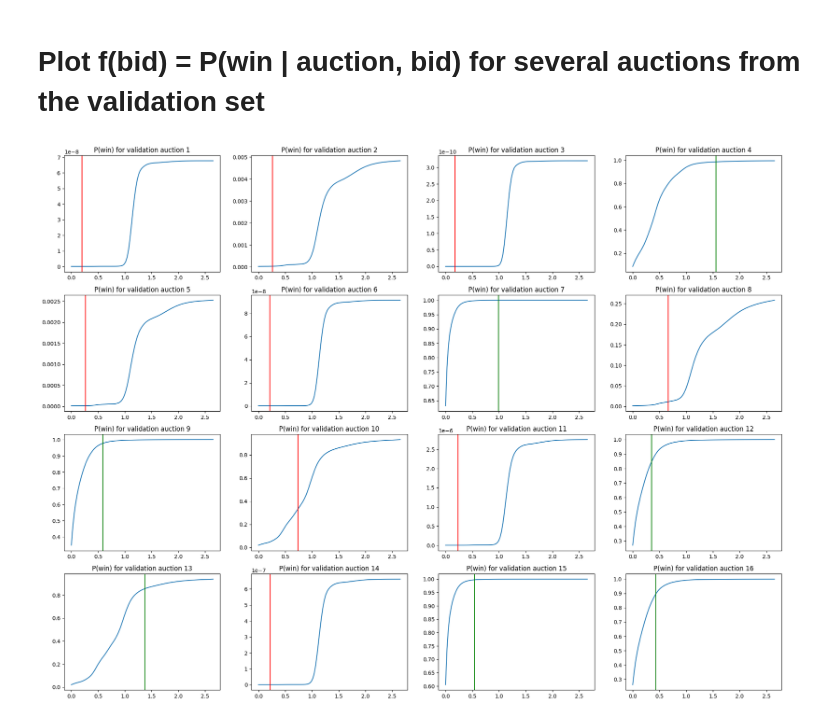
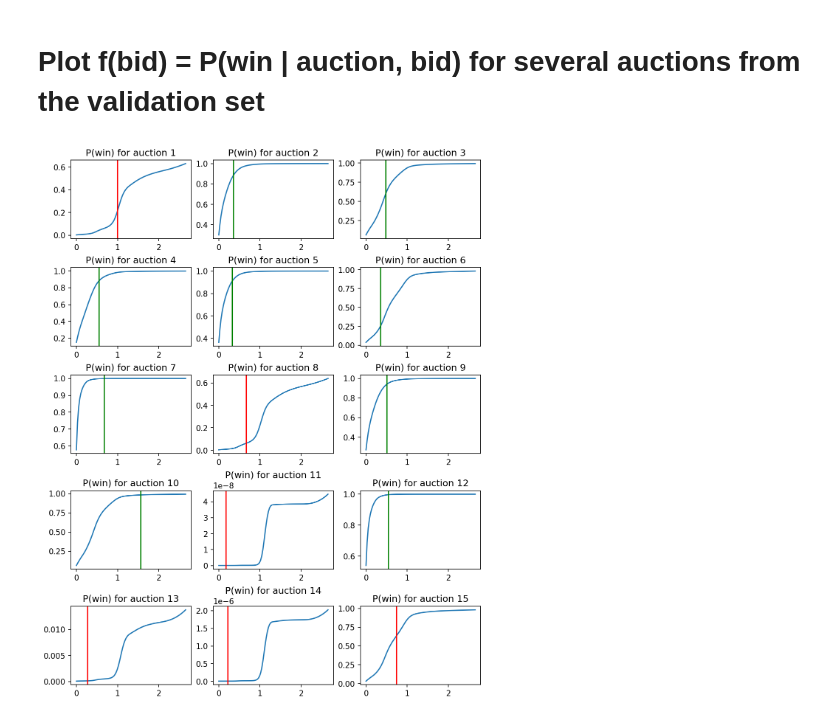
Before and after one commit to alexshtf/torchcurves, a Jupyter notebook: doc/source/examples/monotone_functions.ipynb, the cells around one changed output. Cells and saved outputs as stored; diff of their text form; code cells hidden in the pictures.

```diff
--- a/doc/source/examples/monotone_functions.ipynb
+++ b/doc/source/examples/monotone_functions.ipynb
@@ -192,23 +159,25 @@ def make_mlp(input_dim: int, output_dim: int, num_hidden_layers: int, hidden_dim
 # %%
 class BidModel(nn.Module):
-    def __init__(self, input_dim: int, num_coefficients: int, num_hidden_layers: int):
+    def __init__(self, input_dim: int, num_coefficients: int):
         super().__init__()
+        self.coef_model = make_mlp(input_dim, num_coefficients)
         self.degree = 3
-        hidden_dim = 8 * max(input_dim, num_coefficients)
-        self.coef_model = make_mlp(input_dim, num_coefficients, num_hidden_layers, hidden_dim)
-        self.register_buffer("knots", tcf.uniform_augmented_knots(num_coefficients, degree=self.degree, k_min=0, k_max=1))
+        self.register_buffer( # Our B-Spline is defined on [0, 1]
+            "knots",
+            tcf.uniform_augmented_knots(num_coefficients, degree=self.degree, k_min=0, k_max=1)
+        )
 
     def forward(self, auction_features: torch.Tensor, bid: torch.Tensor) -> torch.Tensor:
         # map auction features to increasing spline coefficients via MLP + increasing transform
         coefficients = self.coef_model(auction_features)
         increasing_coefficients = self._make_increasing(coefficients)
-        increasing_coefficients = increasing_coefficients.unsqueeze(-1)  # B x C x 1 (B curves with C coefficients in 1 dimension)
 
         # map bids to [0, 1] using the arctan (or any other) normalization
         mapped_bid = tcf.arctan(bid)
-        mapped_bid = mapped_bid.unsqueeze(0)  # 1 x B (B curves in 1 dimension)
 
         # compute a B-Spline function that by-design increases with the bid!
+        increasing_coefficients = increasing_coefficients.unsqueeze(-1)  # B x C x 1 (B curves with C coefficients in 1 dimension)
+        mapped_bid = mapped_bid.unsqueeze(0)  # 1 x B (B curves in 1 dimension)
         return tcf.bspline_curves(mapped_bid, increasing_coefficients, self.knots, self.degree).squeeze([0, -1])
 
     @staticmethod
@@ -220,20 +189,18 @@ class BidModel(nn.Module):
 # %%
 # model params
 num_coefficients = 20
-num_hidden_layers = 10
 
 # training params
 num_epochs = 10
 batch_size = 64
 lr = 1e-4
-weight_decay = 1e-6
 
 # create model, loss, optimizer, and dataloaders
-model = BidModel(X.shape[1], num_coefficients, num_hidden_layers)
+model = BidModel(X.shape[1], num_coefficients)
 loss = nn.BCEWithLogitsLoss()
-opt = optim.AdamW(model.parameters(), lr=lr, weight_decay=weight_decay)
+opt = optim.AdamW(model.parameters(), lr=lr)
 train_dl = DataLoader(train_ds, batch_size=batch_size, shuffle=True)
-val_dl = DataLoader(val_ds, batch_size=len(val_ds), shuffle=False)
+val_dl = DataLoader(val_ds, batch_size=len(val_ds))
 
 # training loop
 for epoch in range(1, 1 + num_epochs):
@@ -269,25 +236,31 @@ Epoch = 10, Loss = 0.1355, Valid Loss = 0.1276
 # %% [markdown]
 # Plot  f(bid) = P(win | auction, bid) for several auctions from the validation set
 # %%
-num_plots = 16
-num_plot_cols = 4
-num_plot_rows = int(np.ceil(num_plots / num_plot_cols).item())
+num_plots = 15
+num_plot_cols = 3
+num_plot_rows = 5
 plot_resolution = 100
 
-fig, axs = plt.subplots(num_plot_rows, num_plot_cols, figsize=(6 * num_plot_cols, 4.5 * num_plot_rows))
+fig, axs = plt.subplots(
+    num_plot_rows, num_plot_cols,
+    figsize=(2.66 * num_plot_cols, 2 * num_plot_rows),
+    dpi=150,
+    layout='constrained',)
+
+max_bid = np.max(our_bids).item()
 plot_bids = torch.linspace(0, max_bid, plot_resolution)
 
-random_auction_indices = rng.choice(len(val_ds), num_plots, replace=False).tolist()
-plot_feat_batch, plot_bid_batch, plot_win_batch = val_ds[random_auction_indices]
+auctions_to_plot = rng.choice(len(val_ds), num_plots, replace=False).tolist()
+selected_feats, selected_bids, selected_wins = val_ds[auctions_to_plot]
 
-for i, (ax, feats, bid, win) in enumerate(zip(axs.ravel(), plot_feat_batch, plot_bid_batch, plot_win_batch), start=1):
+for i, (ax, feats, bid, win) in enumerate(zip(axs.ravel(), selected_feats, selected_bids, selected_wins), start=1):
     with torch.no_grad():
         pred_logits = model(feats.expand(plot_resolution, -1), plot_bids)
         pred_probs = torch.sigmoid(pred_logits)
         mlp_output = model.coef_model(feats)
 
     ax.plot(plot_bids, pred_probs)
     ax.axvline(bid, color=('green' if win else 'red'))
-    ax.set_title(f'P(win) for validation auction {i}')
+    ax.set_title(f'P(win) for auction {i}')
 # %% [output]
-[figure, old version]
+[figure, new version]
```
Also changed, not shown: parts of 11 cells of this notebook.
